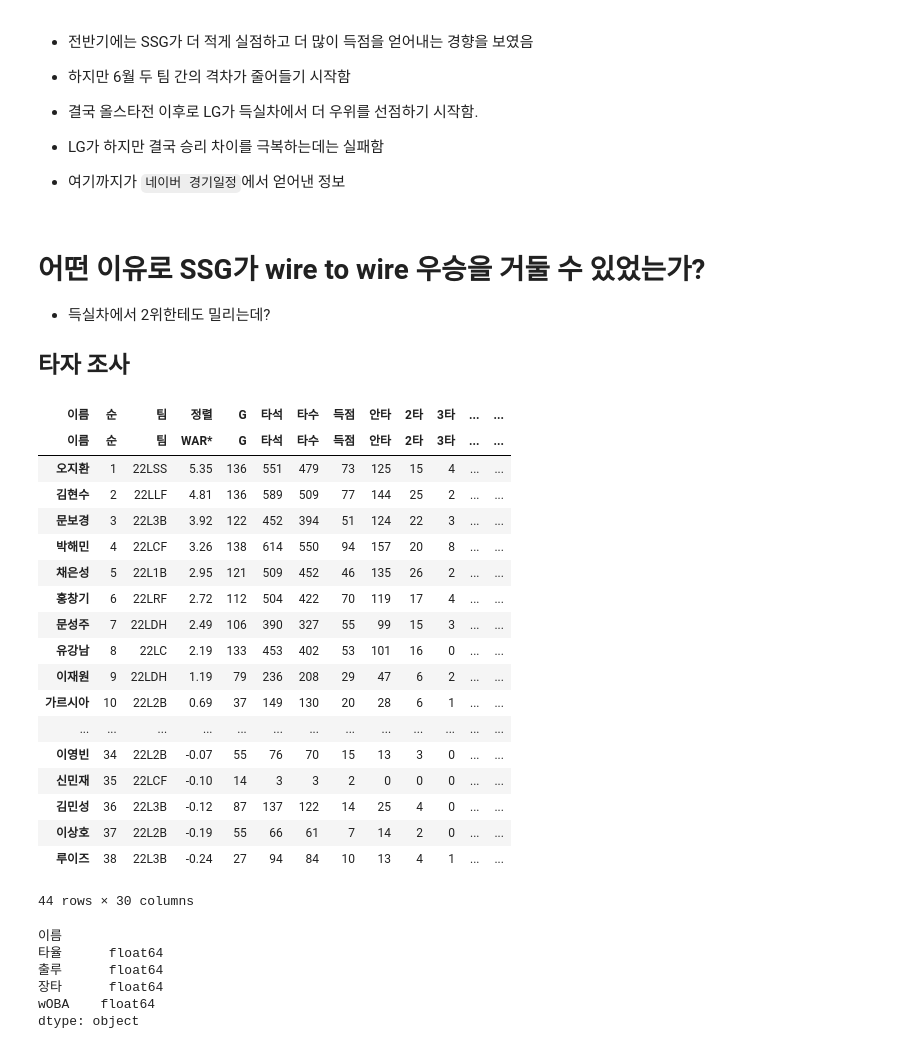
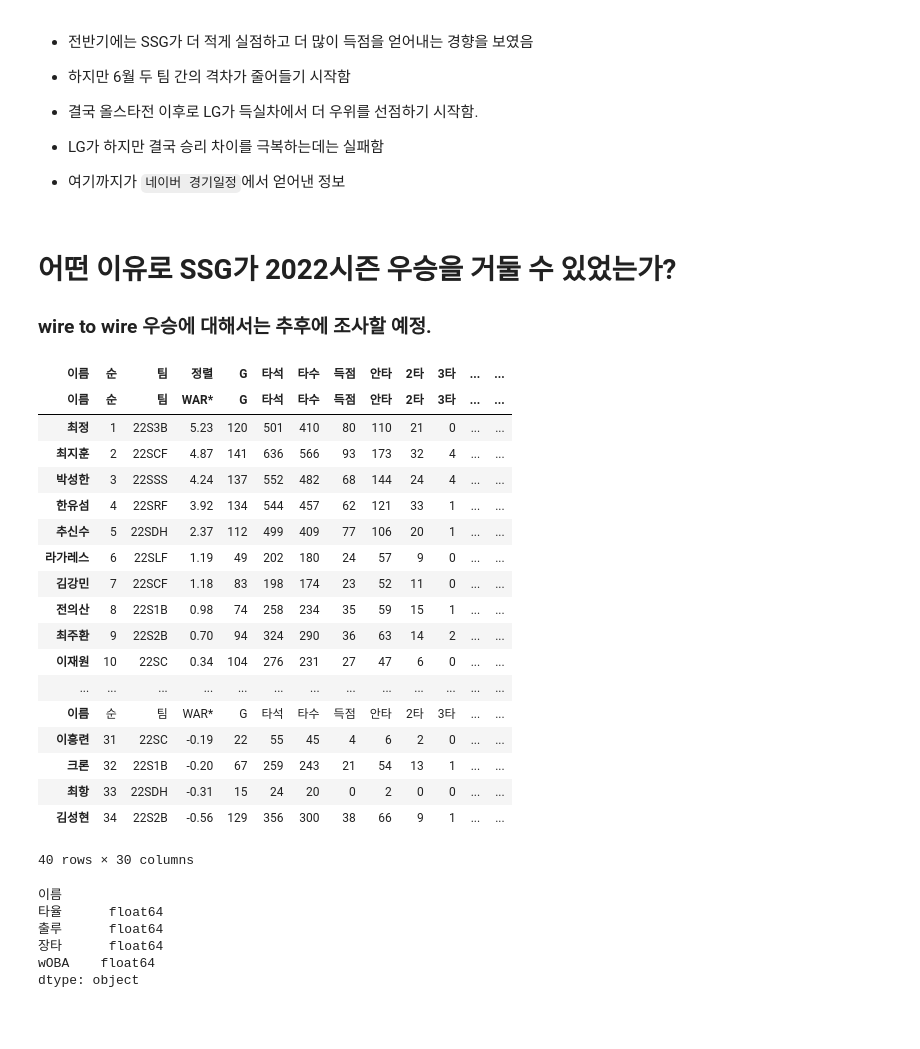
Before and after one commit to JorimJoram/BaseBall_Posting, a Jupyter notebook: Data_Crawling/SSG.ipynb, the cells around one changed output. Cells and saved outputs as stored; diff of their text form; code cells hidden in the pictures; blank space fills up the shorter version.

```diff
--- a/Data_Crawling/SSG.ipynb
+++ b/Data_Crawling/SSG.ipynb
@@ -79,37 +79,36 @@ plt.show()
 
 - 여기까지가 `네이버 경기일정`에서 얻어낸 정보
 # %% [markdown]
-# 어떤 이유로 SSG가 wire to wire 우승을 거둘 수 있었는가?
-- 득실차에서 2위한테도 밀리는데?
-## 타자 조사
+# 어떤 이유로 SSG가 2022시즌 우승을 거둘 수 있었는가?
+### wire to wire 우승에 대해서는 추후에 조사할 예정.
 # %%
-query = quote("LG") #protecting for unicode error
+query = quote("SSG") #protecting for unicode error
 url = "http://www.statiz.co.kr/stat.php?opt=0&sopt=0&re=0&ys=2022&ye=2022&se=0&te={}&tm=&ty=0&qu=auto&po=0&as=&ae=&hi=&un=&pl=&da=1&o1=WAR_ALL_ADJ&o2=TPA&de=1&lr=0&tr=&cv=&ml=1&sn=50&si=&cn=".format(query)
 # pa => 시작 인덱스
 # sn => 화면에 나타낼 데이터 수
 # 즉, pa=0&sn=30 -> 0번부터 30개 정보 출력 / pa=0&sn=50 -> 0번부터 50개 정보 있는대로 출력
 df = pd.read_html(url, index_col=1)
 df[0]
 # %% [output]
 | 이름 | 순 | 팀 | 정렬 | G | 타석 | 타수 | 득점 | 안타 | 2타 | 3타 | ... | ... |
 | 이름 | 순 | 팀 | WAR* | G | 타석 | 타수 | 득점 | 안타 | 2타 | 3타 | ... | ... |
-| 오지환 | 1 | 22LSS | 5.35 | 136 | 551 | 479 | 73 | 125 | 15 | 4 | ... | ... |
-| 김현수 | 2 | 22LLF | 4.81 | 136 | 589 | 509 | 77 | 144 | 25 | 2 | ... | ... |
-| 문보경 | 3 | 22L3B | 3.92 | 122 | 452 | 394 | 51 | 124 | 22 | 3 | ... | ... |
-| 박해민 | 4 | 22LCF | 3.26 | 138 | 614 | 550 | 94 | 157 | 20 | 8 | ... | ... |
-| 채은성 | 5 | 22L1B | 2.95 | 121 | 509 | 452 | 46 | 135 | 26 | 2 | ... | ... |
-| 홍창기 | 6 | 22LRF | 2.72 | 112 | 504 | 422 | 70 | 119 | 17 | 4 | ... | ... |
-| 문성주 | 7 | 22LDH | 2.49 | 106 | 390 | 327 | 55 | 99 | 15 | 3 | ... | ... |
-| 유강남 | 8 | 22LC | 2.19 | 133 | 453 | 402 | 53 | 101 | 16 | 0 | ... | ... |
-| 이재원 | 9 | 22LDH | 1.19 | 79 | 236 | 208 | 29 | 47 | 6 | 2 | ... | ... |
-| 가르시아 | 10 | 22L2B | 0.69 | 37 | 149 | 130 | 20 | 28 | 6 | 1 | ... | ... |
+| 최정 | 1 | 22S3B | 5.23 | 120 | 501 | 410 | 80 | 110 | 21 | 0 | ... | ... |
+| 최지훈 | 2 | 22SCF | 4.87 | 141 | 636 | 566 | 93 | 173 | 32 | 4 | ... | ... |
+| 박성한 | 3 | 22SSS | 4.24 | 137 | 552 | 482 | 68 | 144 | 24 | 4 | ... | ... |
+| 한유섬 | 4 | 22SRF | 3.92 | 134 | 544 | 457 | 62 | 121 | 33 | 1 | ... | ... |
+| 추신수 | 5 | 22SDH | 2.37 | 112 | 499 | 409 | 77 | 106 | 20 | 1 | ... | ... |
+| 라가레스 | 6 | 22SLF | 1.19 | 49 | 202 | 180 | 24 | 57 | 9 | 0 | ... | ... |
+| 김강민 | 7 | 22SCF | 1.18 | 83 | 198 | 174 | 23 | 52 | 11 | 0 | ... | ... |
+| 전의산 | 8 | 22S1B | 0.98 | 74 | 258 | 234 | 35 | 59 | 15 | 1 | ... | ... |
+| 최주환 | 9 | 22S2B | 0.70 | 94 | 324 | 290 | 36 | 63 | 14 | 2 | ... | ... |
+| 이재원 | 10 | 22SC | 0.34 | 104 | 276 | 231 | 27 | 47 | 6 | 0 | ... | ... |
 | ... | ... | ... | ... | ... | ... | ... | ... | ... | ... | ... | ... | ... |
-| 이영빈 | 34 | 22L2B | -0.07 | 55 | 76 | 70 | 15 | 13 | 3 | 0 | ... | ... |
-| 신민재 | 35 | 22LCF | -0.10 | 14 | 3 | 3 | 2 | 0 | 0 | 0 | ... | ... |
-| 김민성 | 36 | 22L3B | -0.12 | 87 | 137 | 122 | 14 | 25 | 4 | 0 | ... | ... |
-| 이상호 | 37 | 22L2B | -0.19 | 55 | 66 | 61 | 7 | 14 | 2 | 0 | ... | ... |
-| 루이즈 | 38 | 22L3B | -0.24 | 27 | 94 | 84 | 10 | 13 | 4 | 1 | ... | ... |
+| 이름 | 순 | 팀 | WAR* | G | 타석 | 타수 | 득점 | 안타 | 2타 | 3타 | ... | ... |
+| 이흥련 | 31 | 22SC | -0.19 | 22 | 55 | 45 | 4 | 6 | 2 | 0 | ... | ... |
+| 크론 | 32 | 22S1B | -0.20 | 67 | 259 | 243 | 21 | 54 | 13 | 1 | ... | ... |
+| 최항 | 33 | 22SDH | -0.31 | 15 | 24 | 20 | 0 | 2 | 0 | 0 | ... | ... |
+| 김성현 | 34 | 22S2B | -0.56 | 129 | 356 | 300 | 38 | 66 | 9 | 1 | ... | ... |
-44 rows × 30 columns
+40 rows × 30 columns
 # %%
 df[0] = df[0].drop(["팀"], axis=1)
 # %%
```
Also changed, not shown: parts of 4 cells of this notebook.
